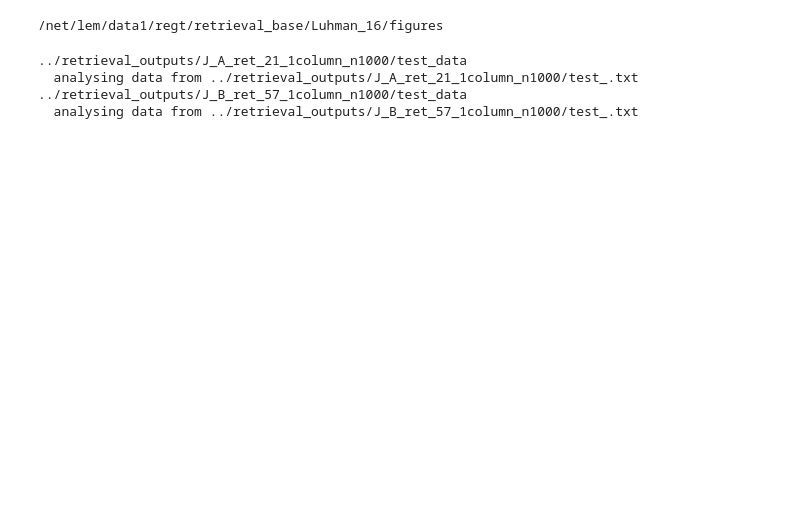
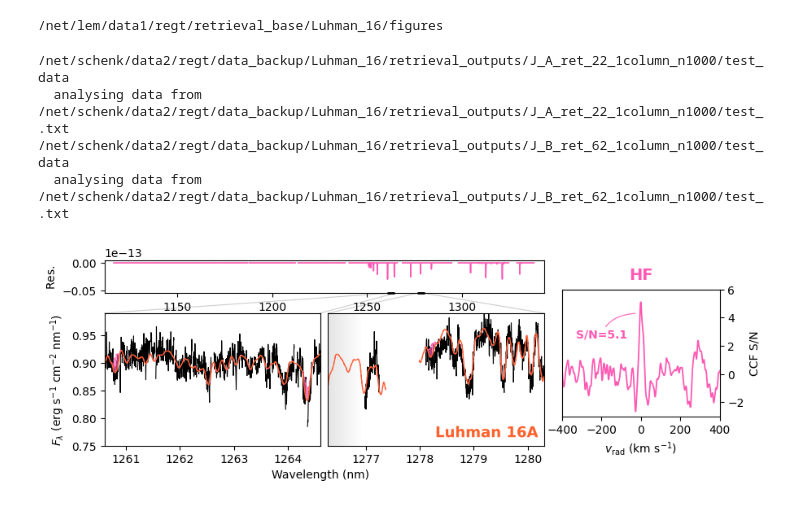
Before and after one commit to samderegt/retrieval_base, a Jupyter notebook: Luhman_16/figures/plot_J_band_CCF.ipynb, the cells around one changed output. Cells and saved outputs as stored; diff of their text form; code cells hidden in the pictures; blank space fills up the shorter version.

```diff
--- a/Luhman_16/figures/plot_J_band_CCF.ipynb
+++ b/Luhman_16/figures/plot_J_band_CCF.ipynb
@@ -20,13 +20,13 @@ lw_m = 1.0
 
 res_alpha = 0.85
 
-A = result_utils.RetrievalResults('../retrieval_outputs/J_A_ret_21_1column_n1000/test_')
-B = result_utils.RetrievalResults('../retrieval_outputs/J_B_ret_57_1column_n1000/test_')
+A = result_utils.RetrievalResults('/net/schenk/data2/regt/data_backup/Luhman_16/retrieval_outputs/J_A_ret_22_1column_n1000/test_')
+B = result_utils.RetrievalResults('/net/schenk/data2/regt/data_backup/Luhman_16/retrieval_outputs/J_B_ret_62_1column_n1000/test_')
 # %% [output]
-../retrieval_outputs/J_A_ret_21_1column_n1000/test_data
-  analysing data from ../retrieval_outputs/J_A_ret_21_1column_n1000/test_.txt
-../retrieval_outputs/J_B_ret_57_1column_n1000/test_data
-  analysing data from ../retrieval_outputs/J_B_ret_57_1column_n1000/test_.txt
+/net/schenk/data2/regt/data_backup/Luhman_16/retrieval_outputs/J_A_ret_22_1column_n1000/test_data
+  analysing data from /net/schenk/data2/regt/data_backup/Luhman_16/retrieval_outputs/J_A_ret_22_1column_n1000/test_.txt
+/net/schenk/data2/regt/data_backup/Luhman_16/retrieval_outputs/J_B_ret_62_1column_n1000/test_data
+  analysing data from /net/schenk/data2/regt/data_backup/Luhman_16/retrieval_outputs/J_B_ret_62_1column_n1000/test_.txt
 # %%
 scale = 1e-13
 
@@ -229,4 +229,20 @@ def plot_detection_analysis(name, species, Res, m_set, m_spec_complete, m_spec_t
 
     plt.savefig(f'./plots/J_band_CCF_{name}_{species}.pdf')
     plt.show()
+# %%
+#width = 6.2
+#xlims = [(wave_cen-width/2, wave_cen+width/2) for wave_cen in [1262.7, 1275.8]]
+#xlims = [(wave_cen-width/2, wave_cen+width/2) for wave_cen in [1260.9, 1275.8]]
+#xlims = [(wave_cen-width/2, wave_cen+width/2) for wave_cen in [1262.6, 1275.7]]
+width = 4.0
+xlims = [(wave_cen-width/2, wave_cen+width/2) for wave_cen in [1262.6, 1278.3]]
+
+#m_set, m_spec_complete, m_spec_to_subtract, _, rv, CCF, CCF_SNR = get_CCF(A, '1H-19F__Coxon-Hajig')
+plot_detection_analysis(
+    'Luhman 16A', 'HF', A, m_set, m_spec_complete, m_spec_to_subtract,
+    c_species='#FF59B4', c_d='k', c_m=color_A, xlims=xlims, ylims=[(0.75,0.99)]*2,
+    res_ylim=(-5.5e-15,0.5e-15), CCF_ylim=(-3,6),
+    )
+# %% [output]
+[figure, added]
 # %%
```
Also changed, not shown: parts of 6 cells of this notebook, 11 other files.
